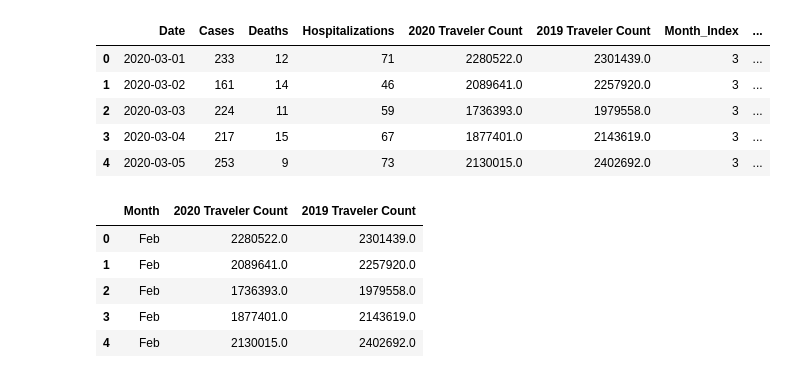
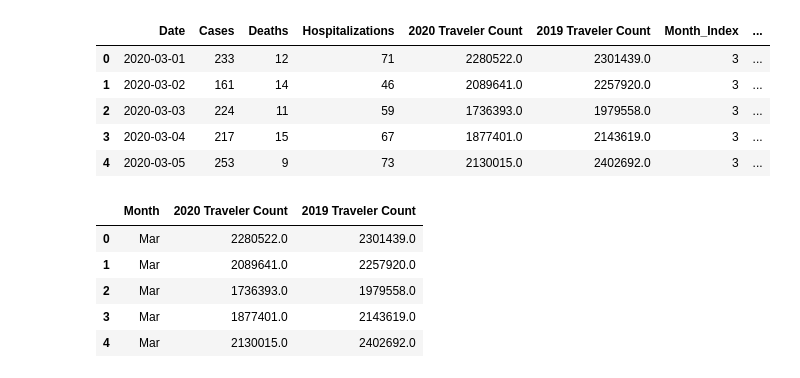
Before and after one commit to abielhammonds/COVID19_TravelStats_Project, a Jupyter notebook: COVID19Travel_Visualizations.ipynb, the cells around one changed output. Cells and saved outputs as stored; diff of their text form; code cells hidden in the pictures.

```diff
--- a/COVID19Travel_Visualizations.ipynb
+++ b/COVID19Travel_Visualizations.ipynb
@@ -115,7 +128,7 @@ covid_df["Month_Index"] = pd.DatetimeIndex(covid_df["Date"]).month
 
 #Create bins using pd.cut() on the new "Month" column and append them to the DataFrame
 month_bins = [1, 2, 3, 4, 5, 6, 7, 8, 9, 10, 11, 12, 13]
-month_labels = ["Jan", "Feb", "Mar", "Apr", "May", "June", "July", "Aug", "Sept", "Oct", "Nov", "Dec"]
+month_labels = ["Feb", "Mar", "Apr", "May", "June", "July", "Aug", "Sept", "Oct", "Nov", "Dec", "Jan"]
 covid_df["Month"] = pd.cut(covid_df["Month_Index"], month_bins, labels=month_labels)
 
 covid_df.head()
@@ -127,14 +140,12 @@ covid_df.head()
 | 3 | 2020-03-04 | 217 | 15 | 67 | 1877401.0 | 2143619.0 | 3 | ... |
 | 4 | 2020-03-05 | 253 | 9 | 73 | 2130015.0 | 2402692.0 | 3 | ... |
 # %%
-#Here is a sub-set of my DataFrame showing only the traveler counts and dates
-
-tsa_df = covid_df[["Month", "2020 Traveler Count", "2019 Traveler Count"]]
-tsa_df.head()
+travelers = pd.DataFrame(covid_df[["Month", "2020 Traveler Count", "2019 Traveler Count"]])
+travelers.head()
 # %% [output]
 |  | Month | 2020 Traveler Count | 2019 Traveler Count |
-| 0 | Feb | 2280522.0 | 2301439.0 |
-| 1 | Feb | 2089641.0 | 2257920.0 |
-| 2 | Feb | 1736393.0 | 1979558.0 |
-| 3 | Feb | 1877401.0 | 2143619.0 |
-| 4 | Feb | 2130015.0 | 2402692.0 |
+| 0 | Mar | 2280522.0 | 2301439.0 |
+| 1 | Mar | 2089641.0 | 2257920.0 |
+| 2 | Mar | 1736393.0 | 1979558.0 |
+| 3 | Mar | 1877401.0 | 2143619.0 |
+| 4 | Mar | 2130015.0 | 2402692.0 |
```
Also changed, not shown: parts of 12 cells of this notebook, 1 other file.
